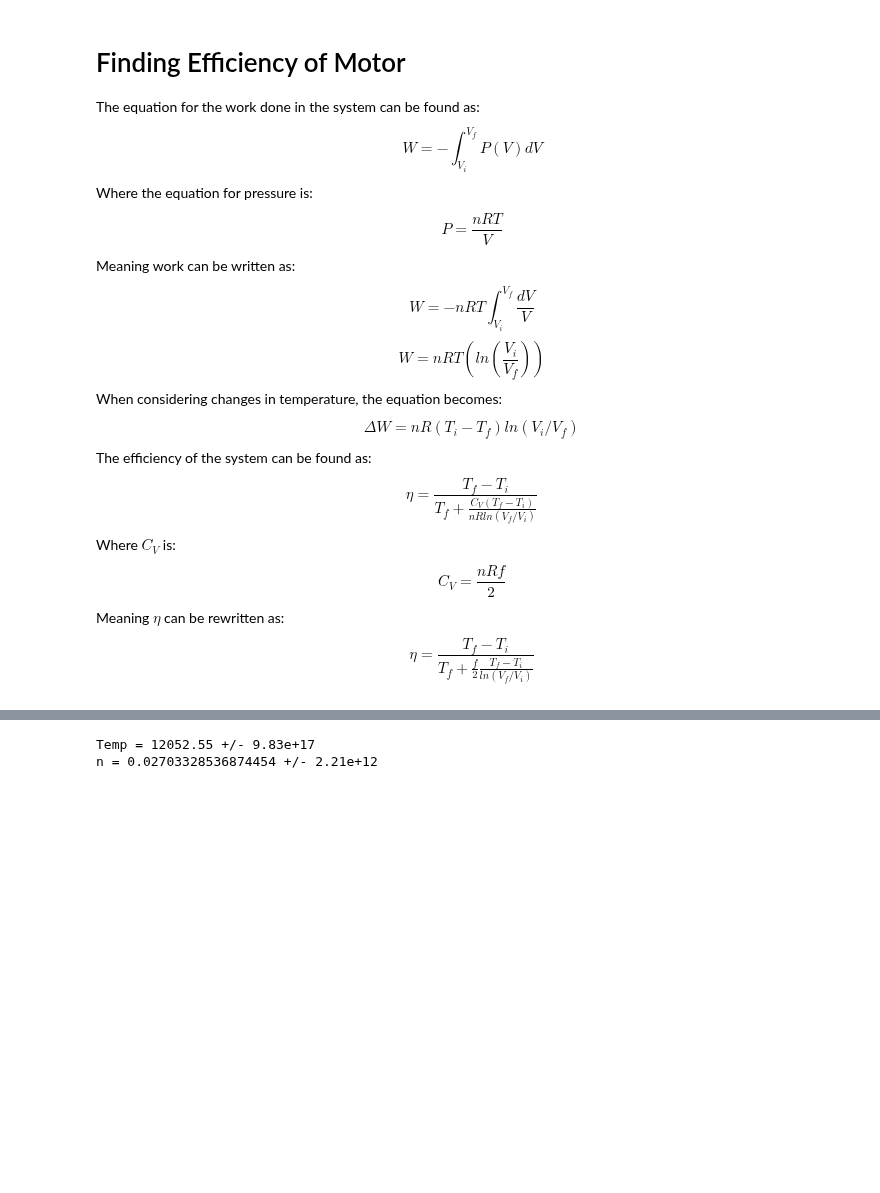
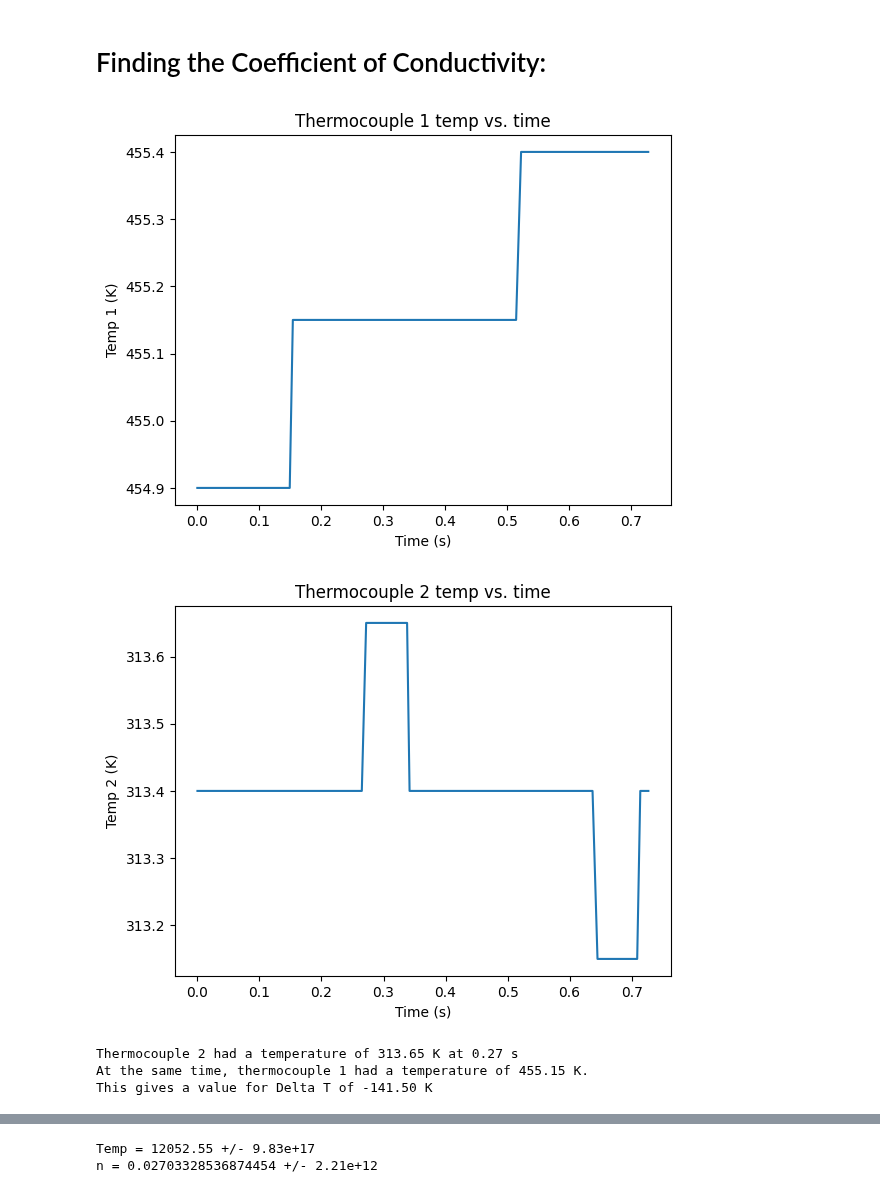
Before and after one commit to maraMaraschino/Adv-Lab, a Jupyter notebook: Stirling Engine/Lab/stirling-engine.ipynb, the cells around one changed output, grey strips where cells are left out. Drawn from its saved outputs; the diff is of its cells as text; code cells hidden in the pictures; blank space fills up the shorter version.

Commit message:
Working on conductivity

```diff
--- a/Stirling Engine/Lab/stirling-engine.ipynb
+++ b/Stirling Engine/Lab/stirling-engine.ipynb
@@ -24,17 +56,29 @@ plt.show()
-# %% [markdown]
-# Finding Efficiency of Motor
-The equation for the work done in the system can be found as:
-$$W = - \int_{V_i}^{V_f}P(V)dV$$
-Where the equation for pressure is:
-$$P = \frac{nRT}{V}$$
-Meaning work can be written as:
-$$W = - nRT \int_{V_i}^{V_f} \frac{dV}{V}$$
-$$W = nRT(ln(\frac{V_i}{V_f}))$$
-When considering changes in temperature, the equation becomes:
-$$\Delta W = nR(T_i - T_f)ln(V_i/V_f)$$
-The efficiency of the system can be found as:
-$$\eta = \frac{T_f - T_i}{T_f + \frac{C_V (T_f - T_i)}{nR ln(V_f/V_i)}}$$
-Where $C_V$ is:
-$$C_V = \frac{nRf}{2}$$
-Meaning $\eta$ can be rewritten as:
-$$\eta = \frac{T_f - T_i}{T_f + \frac{f}{2}\frac{T_f - T_i}{ln(V_f/V_i)}}$$
+# %% [markdown]
+# Finding the Coefficient of Conductivity:
+# %%
+# finding deltas t and T
+plt.plot(time, temp1)
+plt.xlabel(f'Time (s)')
+plt.ylabel(f'Temp 1 (K)')
+plt.title('Thermocouple 1 temp vs. time')
+plt.show()
+plt.plot(time, temp2)
+
+plt.xlabel(f'Time (s)')
+plt.ylabel(f'Temp 2 (K)')
+plt.title('Thermocouple 2 temp vs. time')
+plt.show()
+
+temp2_max = max(temp2)
+temp2_index = temp2.idxmax()
+time_temp2_max = time[temp2_index]
+print(f'Thermocouple 2 had a temperature of {temp2_max:.2f} K at {time_temp2_max:.2f} s')
+print(f'At the same time, thermocouple 1 had a temperature of {temp1[temp2_index]:.2f} K.')
+delta_T = temp2_max -temp1[temp2_index]
+print(f'This gives a value for Delta T of {delta_T:.2f} K')
+# %% [output]
+[figure, added]
+[figure, added]
+Thermocouple 2 had a temperature of 313.65 K at 0.27 s
+At the same time, thermocouple 1 had a temperature of 455.15 K.
+This gives a value for Delta T of -141.50 K
```
Also changed, not shown: parts of 5 cells of this notebook.
